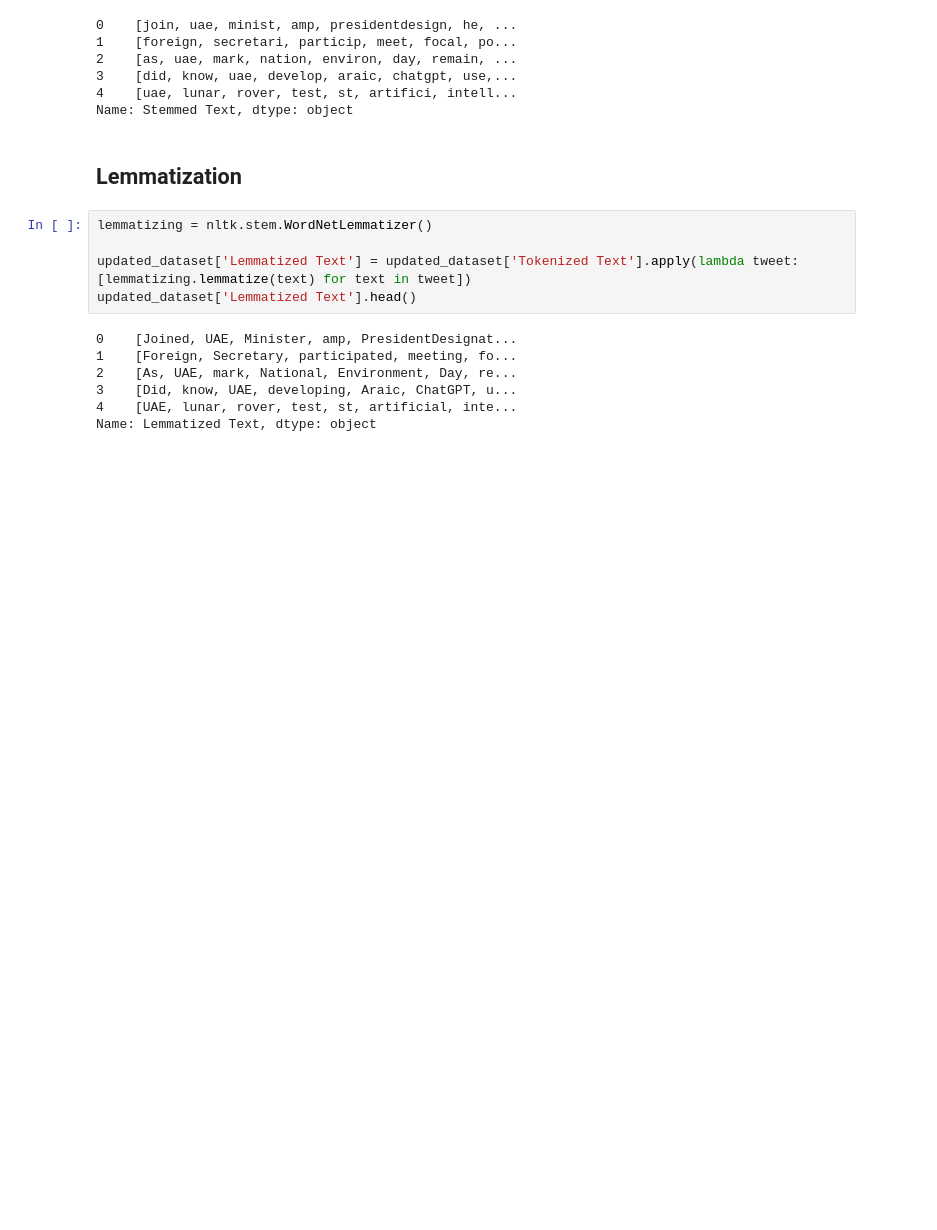
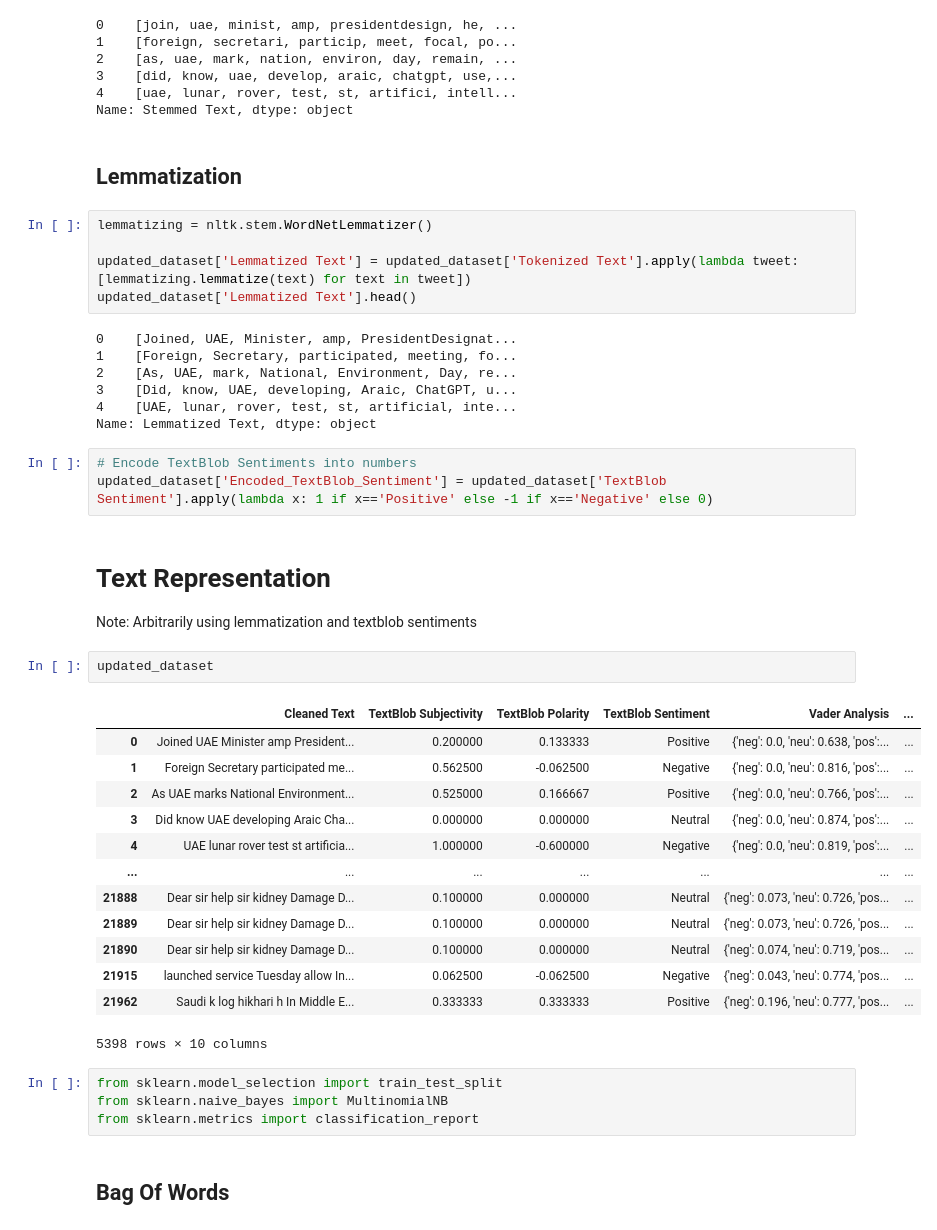
Before and after one commit to psychoanalyzing-twitter/sentiment-analysis, a Jupyter notebook: cw-1.ipynb, the cells around one changed output. Cells and saved outputs as stored; diff of their text form; blank space fills up the shorter version.

```diff
--- a/cw-1.ipynb
+++ b/cw-1.ipynb
@@ -461,3 +456,31 @@ updated_dataset['Lemmatized Text'].head()
 3    [Did, know, UAE, developing, Araic, ChatGPT, u...
 4    [UAE, lunar, rover, test, st, artificial, inte...
 Name: Lemmatized Text, dtype: object
+# %%
+# Encode TextBlob Sentiments into numbers
+updated_dataset['Encoded_TextBlob_Sentiment'] = updated_dataset['TextBlob Sentiment'].apply(lambda x: 1 if x=='Positive' else -1 if x=='Negative' else 0)
+# %% [markdown]
+# Text Representation
+Note: Arbitrarily using lemmatization and textblob sentiments
+# %%
+updated_dataset
+# %% [output]
+|  | Cleaned Text | TextBlob Subjectivity | TextBlob Polarity | TextBlob Sentiment | Vader Analysis | ... |
+| 0 | Joined UAE Minister amp President... | 0.200000 | 0.133333 | Positive | {'neg': 0.0, 'neu': 0.638, 'pos':... | ... |
+| 1 | Foreign Secretary participated me... | 0.562500 | -0.062500 | Negative | {'neg': 0.0, 'neu': 0.816, 'pos':... | ... |
+| 2 | As UAE marks National Environment... | 0.525000 | 0.166667 | Positive | {'neg': 0.0, 'neu': 0.766, 'pos':... | ... |
+| 3 | Did know UAE developing Araic Cha... | 0.000000 | 0.000000 | Neutral | {'neg': 0.0, 'neu': 0.874, 'pos':... | ... |
+| 4 | UAE lunar rover test st artificia... | 1.000000 | -0.600000 | Negative | {'neg': 0.0, 'neu': 0.819, 'pos':... | ... |
+| ... | ... | ... | ... | ... | ... | ... |
+| 21888 | Dear sir help sir kidney Damage D... | 0.100000 | 0.000000 | Neutral | {'neg': 0.073, 'neu': 0.726, 'pos... | ... |
+| 21889 | Dear sir help sir kidney Damage D... | 0.100000 | 0.000000 | Neutral | {'neg': 0.073, 'neu': 0.726, 'pos... | ... |
+| 21890 | Dear sir help sir kidney Damage D... | 0.100000 | 0.000000 | Neutral | {'neg': 0.074, 'neu': 0.719, 'pos... | ... |
+| 21915 | launched service Tuesday allow In... | 0.062500 | -0.062500 | Negative | {'neg': 0.043, 'neu': 0.774, 'pos... | ... |
+| 21962 | Saudi k log hikhari h In Middle E... | 0.333333 | 0.333333 | Positive | {'neg': 0.196, 'neu': 0.777, 'pos... | ... |
+5398 rows × 10 columns
+# %%
+from sklearn.model_selection import train_test_split
+from sklearn.naive_bayes import MultinomialNB
+from sklearn.metrics import classification_report
+# %% [markdown]
+## Bag Of Words
```
Also changed, not shown: parts of 11 cells of this notebook.
